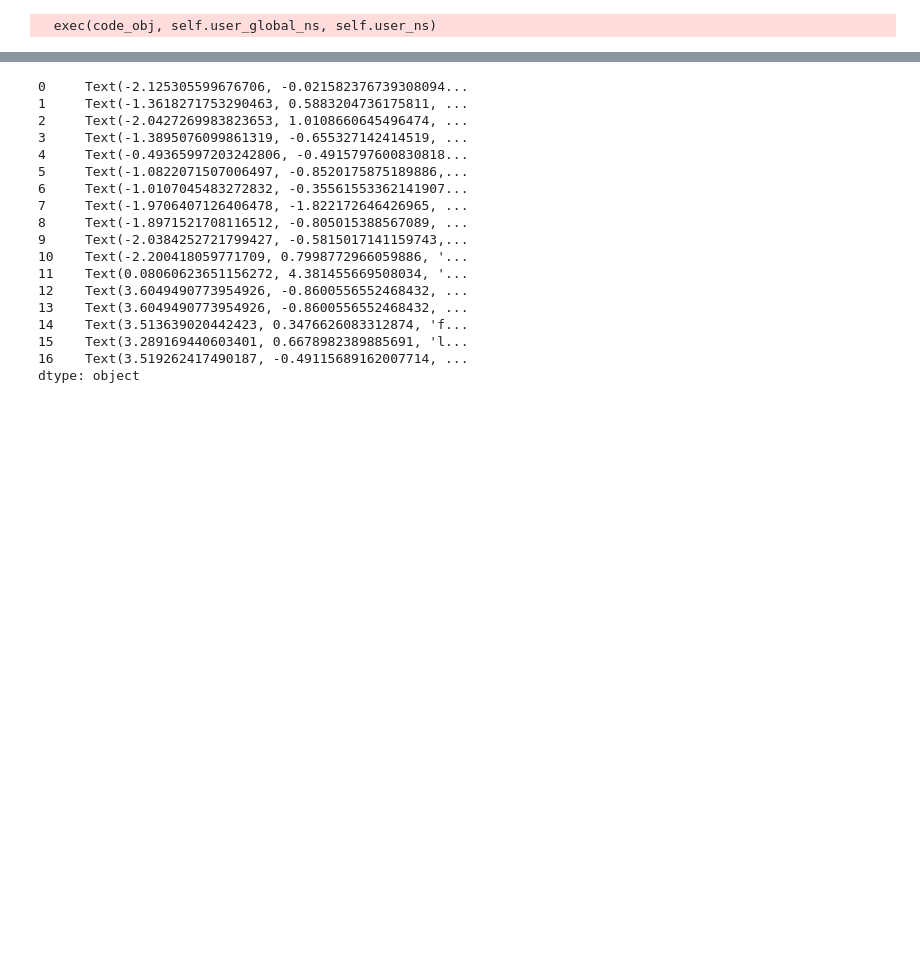
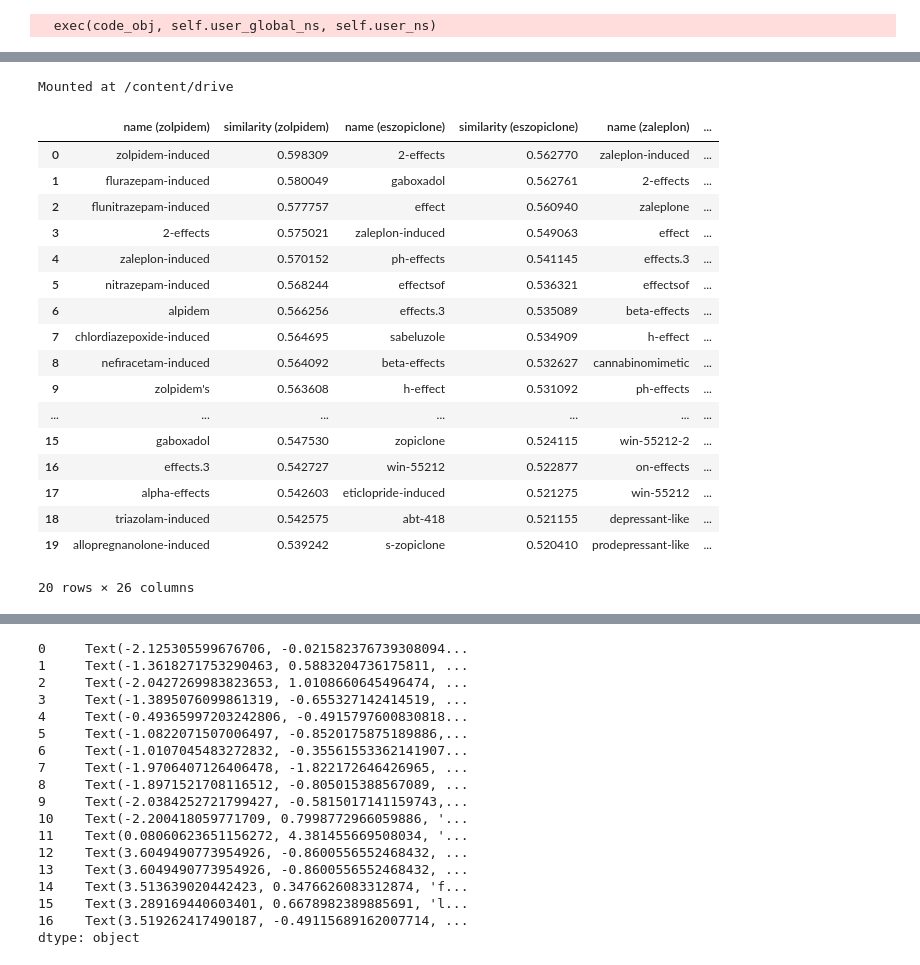
Before and after one commit to nlei1/nlp-notebooks, a Jupyter notebook: reddit_finetuned_biowordvec.ipynb, the cells around one changed output, grey strips where cells are left out. Saved outputs shown, nothing was run; the diff lists cells and outputs as text; code cells hidden in the pictures; blank space fills up the shorter version.

```diff
--- a/reddit_finetuned_biowordvec.ipynb
+++ b/reddit_finetuned_biowordvec.ipynb
@@ -210,0 +141,32 @@ plot_with_labels('melatonin', False)
+# %%
+tmp_df = get_similarity_table(1000)
+from google.colab import drive
+
+drive.mount('/content/drive')
+path = '/content/drive/My Drive/reddit_finetuned_biowordvec_similarity.csv'
+
+with open(path, 'w', encoding = 'utf-8-sig') as f:
+  tmp_df.to_csv(f)
+# %% [output]
+Mounted at /content/drive
+# %%
+get_effects_table()
+# %% [output]
+|  | name (zolpidem) | similarity (zolpidem) | name (eszopiclone) | similarity (eszopiclone) | name (zaleplon) | ... |
+| 0 | zolpidem-induced | 0.598309 | 2-effects | 0.562770 | zaleplon-induced | ... |
+| 1 | flurazepam-induced | 0.580049 | gaboxadol | 0.562761 | 2-effects | ... |
+| 2 | flunitrazepam-induced | 0.577757 | effect | 0.560940 | zaleplone | ... |
+| 3 | 2-effects | 0.575021 | zaleplon-induced | 0.549063 | effect | ... |
+| 4 | zaleplon-induced | 0.570152 | ph-effects | 0.541145 | effects.3 | ... |
+| 5 | nitrazepam-induced | 0.568244 | effectsof | 0.536321 | effectsof | ... |
+| 6 | alpidem | 0.566256 | effects.3 | 0.535089 | beta-effects | ... |
+| 7 | chlordiazepoxide-induced | 0.564695 | sabeluzole | 0.534909 | h-effect | ... |
+| 8 | nefiracetam-induced | 0.564092 | beta-effects | 0.532627 | cannabinomimetic | ... |
+| 9 | zolpidem's | 0.563608 | h-effect | 0.531092 | ph-effects | ... |
+| ... | ... | ... | ... | ... | ... | ... |
+| 15 | gaboxadol | 0.547530 | zopiclone | 0.524115 | win-55212-2 | ... |
+| 16 | effects.3 | 0.542727 | win-55212 | 0.522877 | on-effects | ... |
+| 17 | alpha-effects | 0.542603 | eticlopride-induced | 0.521275 | win-55212 | ... |
+| 18 | triazolam-induced | 0.542575 | abt-418 | 0.521155 | depressant-like | ... |
+| 19 | allopregnanolone-induced | 0.539242 | s-zopiclone | 0.520410 | prodepressant-like | ... |
+20 rows × 26 columns
```
Also changed, not shown: parts of 20 cells of this notebook.
